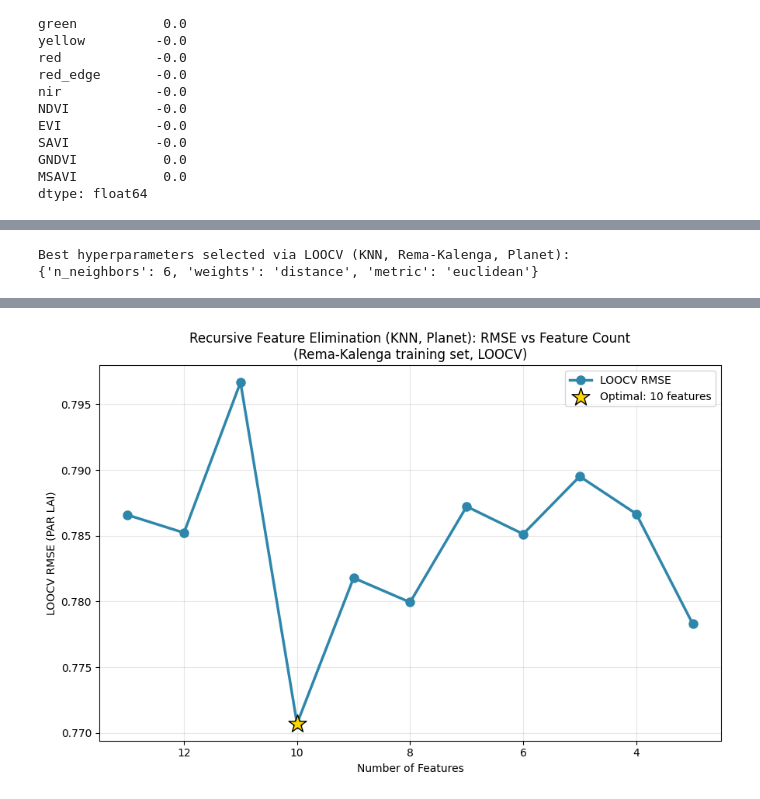
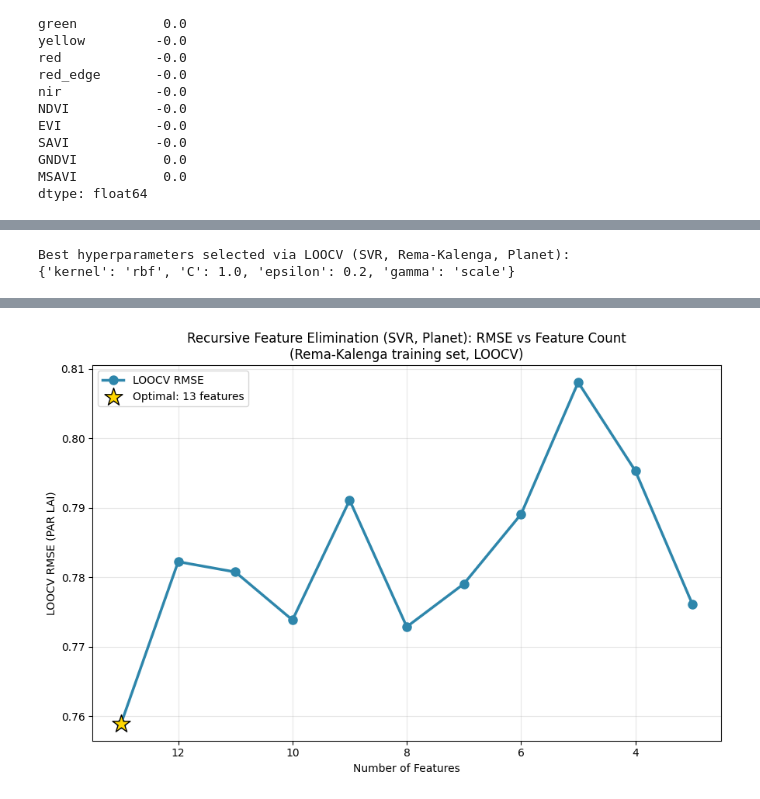
Before and after one commit to Mohammed777777777/KNP_LAI_GEE, a Jupyter notebook: Planet_Images_SVR.ipynb, the cells around one changed output, grey strips where cells are left out. Saved outputs shown, nothing was run; the diff lists cells and outputs as text; code cells hidden in the pictures.

```diff
--- a/Planet_Images_SVR.ipynb
+++ b/Planet_Images_SVR.ipynb
@@ -518,11 +523,12 @@ Top 5 KNN hyperparameter combinations by LOOCV RMSE (Planet):
 # ============================================================
 # EXTRACT BEST HYPERPARAMETERS
 # ============================================================
-best_params_knn = knn_results_df.iloc[0][knn_keys].to_dict()
-best_params_knn['n_neighbors'] = int(best_params_knn['n_neighbors'])
+best_params_svr = svr_results_df.iloc[0][svr_keys].to_dict()
+best_params_svr['C'] = float(best_params_svr['C'])
+best_params_svr['epsilon'] = float(best_params_svr['epsilon'])
 
-print('Best hyperparameters selected via LOOCV (KNN, Rema-Kalenga, Planet):')
-print(best_params_knn)
+print('Best hyperparameters selected via LOOCV (SVR, Rema-Kalenga, Planet):')
+print(best_params_svr)
 
 
 def compute_metrics(y_true, y_pred, label):
@@ -541,36 +547,36 @@ def compute_metrics(y_true, y_pred, label):
         'Bias (mean residual)': round(bias, 3)
     }
 # %% [output]
-Best hyperparameters selected via LOOCV (KNN, Rema-Kalenga, Planet):
-{'n_neighbors': 6, 'weights': 'distance', 'metric': 'euclidean'}
+Best hyperparameters selected via LOOCV (SVR, Rema-Kalenga, Planet):
+{'kernel': 'rbf', 'C': 1.0, 'epsilon': 0.2, 'gamma': 'scale'}
 # %%
 # ============================================================
-# RECURSIVE FEATURE ELIMINATION (RFE) — KNN
+# RECURSIVE FEATURE ELIMINATION (RFE) — SVR
 # ============================================================
 min_features = 3
 elimination_step = 1
 absolute_drop_threshold = 0.15
 
-current_features_knn = feature_cols.copy()
-rfe_results_knn = []
+current_features_svr = feature_cols.copy()
+rfe_results_svr = []
 iteration = 0
 
 print('\n' + '='*60)
-print('STARTING RFE — KNN (Rema-Kalenga Planet training set, LOOCV)')
+print('STARTING RFE — SVR (Rema-Kalenga Planet training set, LOOCV)')
 print('='*60)
 
 start_time = time.time()
 
 while True:
     iteration += 1
-    n_current = len(current_features_knn)
+    n_current = len(current_features_svr)
 
     scaler_iter = StandardScaler()
-    X_train_iter_scaled = scaler_iter.fit_transform(X_train_rema[current_features_knn])
+    X_train_iter_scaled = scaler_iter.fit_transform(X_train_rema[current_features_svr])
 
-    knn_eval = KNeighborsRegressor(**best_params_knn)
+    svr_eval = SVR(**best_params_svr)
     scores = cross_val_score(
-        knn_eval,
+        svr_eval,
         X_train_iter_scaled,
         y_train_rema,
         cv=loo,
@@ -578,26 +584,26 @@ while True:
     )
     rmse = np.sqrt(-scores.mean())
 
-    if len(rfe_results_knn) == 0:
+    if len(rfe_results_svr) == 0:
         baseline_rmse = rmse
         rmse_increase = 0.0
     else:
-        baseline_rmse = rfe_results_knn[0]['rmse']
+        baseline_rmse = rfe_results_svr[0]['rmse']
         rmse_increase = rmse - baseline_rmse
 
     print(f'\nIteration {iteration}: {n_current} features -> LOOCV RMSE = {rmse:.3f} '
           f'(change from baseline: {rmse_increase:+.3f})')
 
-    rfe_results_knn.append({
+    rfe_results_svr.append({
         'iteration': iteration,
         'n_features': n_current,
-        'features': current_features_knn.copy(),
+        'features': current_features_svr.copy(),
         'rmse': rmse,
         'rmse_increase': rmse_increase
     })
 
     should_stop = False
-    if len(rfe_results_knn) > 1 and rmse_increase > absolute_drop_threshold:
+    if len(rfe_results_svr) > 1 and rmse_increase > absolute_drop_threshold:
         should_stop = True
         print(f'  STOPPING: RMSE rose by {rmse_increase:.3f} (threshold: {absolute_drop_threshold})')
     if n_current <= min_features:
@@ -607,52 +613,49 @@ while True:
     if should_stop:
         break
 
-    safe_k = min(best_params_knn['n_neighbors'], len(X_train_iter_scaled) - 1)
-    knn_importance = KNeighborsRegressor(
-        n_neighbors=safe_k, weights=best_params_knn['weights'], metric=best_params_knn['metric']
-    )
-    knn_importance.fit(X_train_iter_scaled, y_train_rema)
+    svr_importance = SVR(**best_params_svr)
+    svr_importance.fit(X_train_iter_scaled, y_train_rema)
 
     perm_result = permutation_importance(
-        knn_importance, X_train_iter_scaled, y_train_rema,
+        svr_importance, X_train_iter_scaled, y_train_rema,
         n_repeats=30, random_state=42, scoring='neg_mean_squared_error'
     )
-    importances = dict(zip(current_features_knn, perm_result.importances_mean))
+    importances = dict(zip(current_features_svr, perm_result.importances_mean))
 
     sorted_feats = sorted(importances.items(), key=lambda x: x[1])
-    n_to_remove = min(elimination_step, len(current_features_knn) - min_features)
+    n_to_remove = min(elimination_step, len(current_features_svr) - min_features)
     features_to_remove = [f for f, _ in sorted_feats[:n_to_remove]]
     print(f'  Removing: {features_to_remove}')
 
-    current_features_knn = [f for f in current_features_knn if f not in features_to_remove]
+    current_features_svr = [f for f in current_features_svr if f not in features_to_remove]
 
 total_time = time.time() - start_time
 
-best_rfe_knn = min(rfe_results_knn, key=lambda x: x['rmse'])
-rfe_selected_features_knn = best_rfe_knn['features']
+best_rfe_svr = min(rfe_results_svr, key=lambda x: x['rmse'])
+rfe_selected_features_svr = best_rfe_svr['features']
 
 print('\n' + '='*60)
-print('RFE COMPLETE — KNN')
+print('RFE COMPLETE — SVR')
 print('='*60)
 print(f'Total time: {total_time/60:.1f} min')
-print(f'Optimal feature count: {best_rfe_knn["n_features"]}')
-print(f'Optimal features: {rfe_selected_features_knn}')
-print(f'Optimal LOOCV RMSE: {best_rfe_knn["rmse"]:.3f} (baseline was {rfe_results_knn[0]["rmse"]:.3f})')
+print(f'Optimal feature count: {best_rfe_svr["n_features"]}')
+print(f'Optimal features: {rfe_selected_features_svr}')
+print(f'Optimal LOOCV RMSE: {best_rfe_svr["rmse"]:.3f} (baseline was {rfe_results_svr[0]["rmse"]:.3f})')
 
-rfe_df_knn = pd.DataFrame(rfe_results_knn)
+rfe_df_svr = pd.DataFrame(rfe_results_svr)
 
 plt.figure(figsize=(9, 6))
-plt.plot(rfe_df_knn['n_features'], rfe_df_knn['rmse'], marker='o', markersize=8,
+plt.plot(rfe_df_svr['n_features'], rfe_df_svr['rmse'], marker='o', markersize=8,
          linewidth=2.5, color='#2E86AB', label='LOOCV RMSE')
 
-best_idx_knn = rfe_df_knn['rmse'].idxmin()
-plt.scatter(rfe_df_knn.loc[best_idx_knn, 'n_features'], rfe_df_knn.loc[best_idx_knn, 'rmse'],
+best_idx_svr = rfe_df_svr['rmse'].idxmin()
+plt.scatter(rfe_df_svr.loc[best_idx_svr, 'n_features'], rfe_df_svr.loc[best_idx_svr, 'rmse'],
             color='gold', s=300, marker='*', zorder=5, edgecolor='black',
-            label=f'Optimal: {rfe_df_knn.loc[best_idx_knn, "n_features"]} features')
+            label=f'Optimal: {rfe_df_svr.loc[best_idx_svr, "n_features"]} features')
 
 plt.xlabel('Number of Features')
 plt.ylabel('LOOCV RMSE (PAR LAI)')
-plt.title('Recursive Feature Elimination (KNN, Planet): RMSE vs Feature Count\n(Rema-Kalenga training set, LOOCV)')
+plt.title('Recursive Feature Elimination (SVR, Planet): RMSE vs Feature Count\n(Rema-Kalenga training set, LOOCV)')
 plt.gca().invert_xaxis()
 plt.legend()
 plt.grid(alpha=0.3)
@@ -679,4 +682,4 @@ Optimal LOOCV RMSE: 0.771 (baseline was 0.787)
-[figure, old version]
+[figure, new version]
 # %%
 # ============================================================
 # REFIT FINAL MODEL ON RFE-SELECTED FEATURES — THIS IS THE MODEL USED FOR TRANSFER
```
Also changed, not shown: parts of 9 cells of this notebook, 2 other files.
